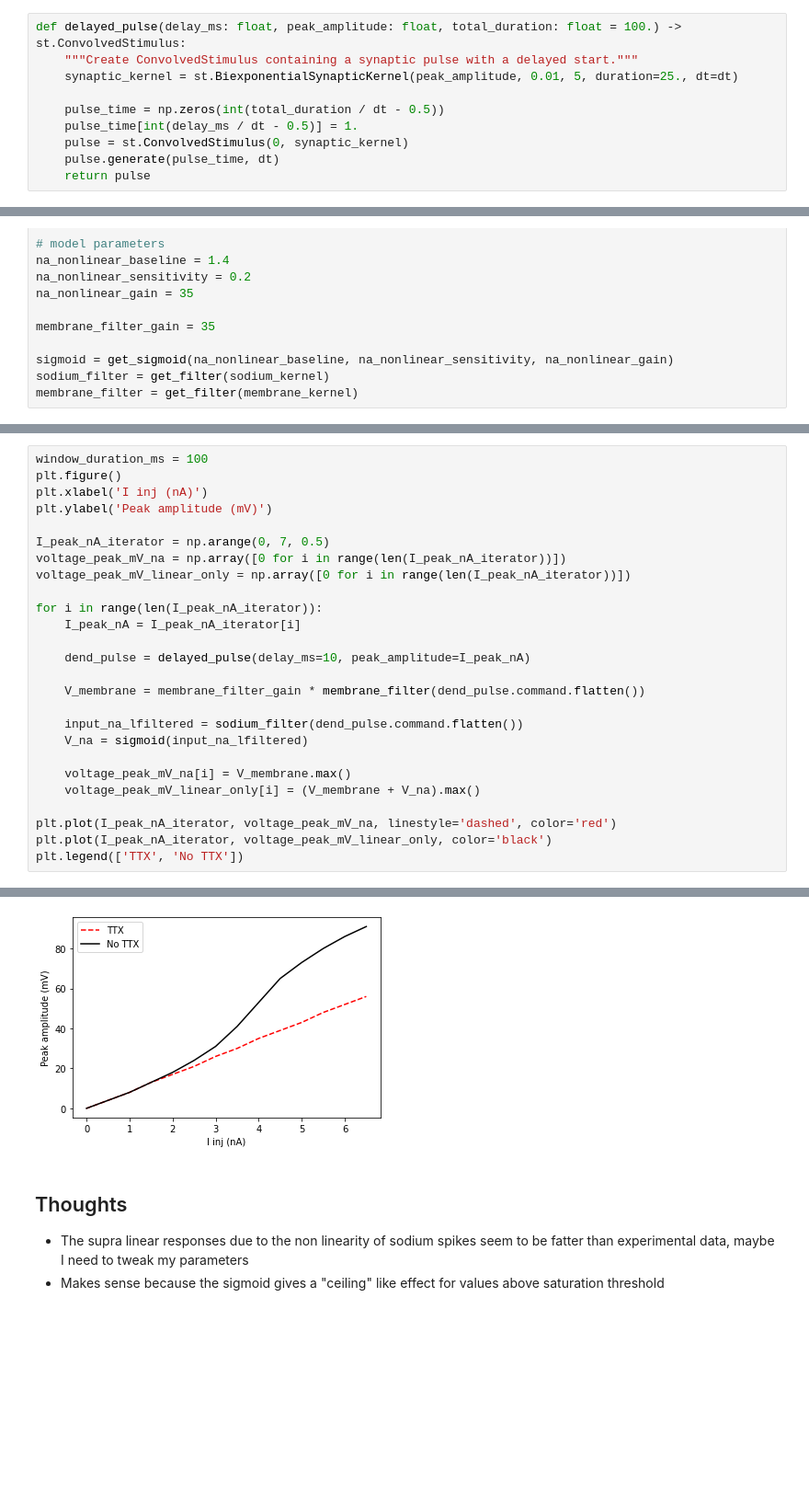
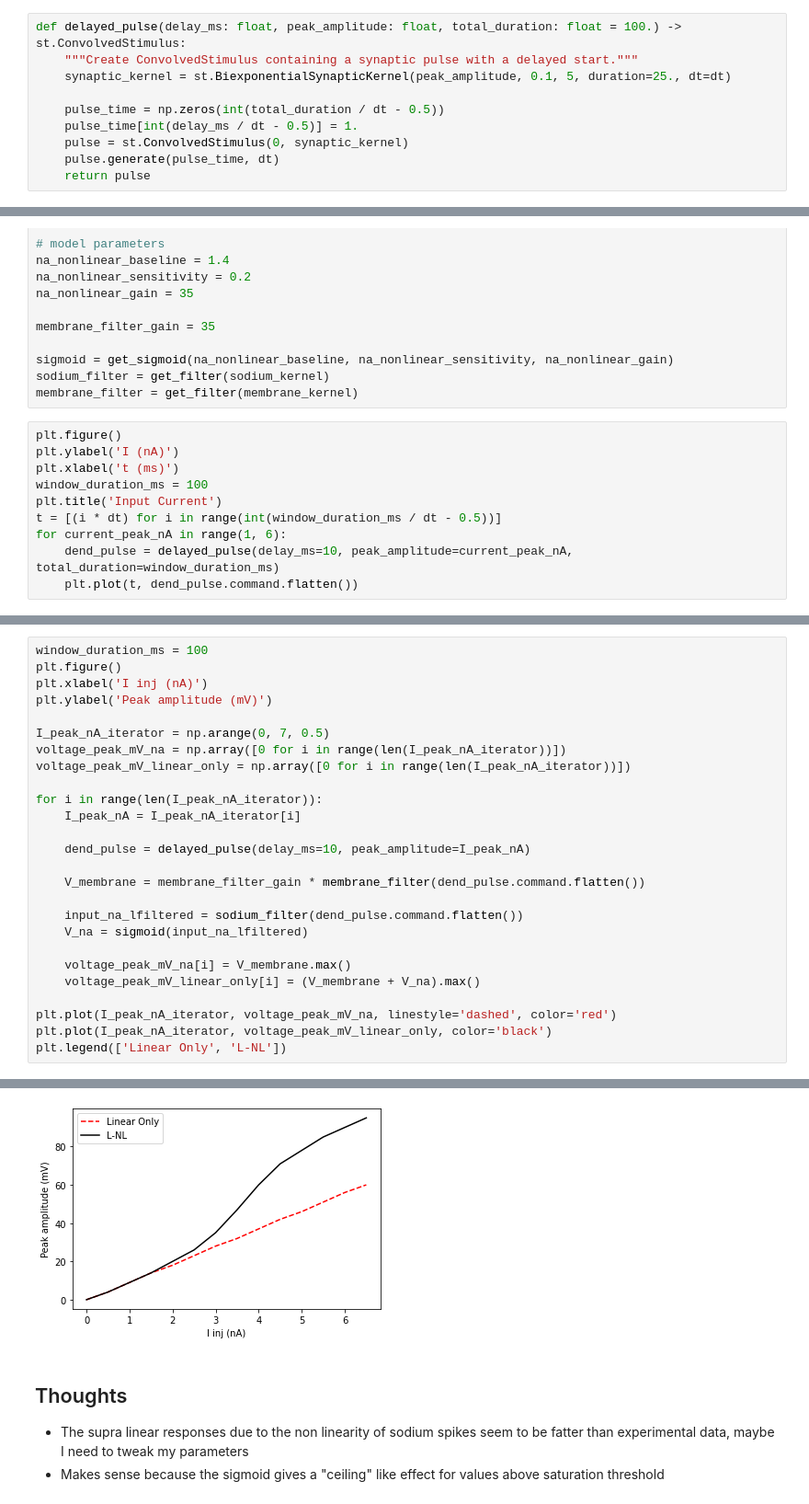
Before and after one commit to nauralcodinglab/linear-nonlinear-dendrites, a Jupyter notebook: peter-scrap-notebooks/linear-nonlinear.ipynb, the cells around one changed output, grey strips where cells are left out. Shown: that part at 92% size. Saved outputs shown, nothing was run; the diff lists cells and outputs as text; blank space fills up the shorter version.

Commit message:
update plots

```diff
--- a/peter-scrap-notebooks/linear-nonlinear.ipynb
+++ b/peter-scrap-notebooks/linear-nonlinear.ipynb
@@ -42,7 +42,7 @@ def get_linear_nonlinear_model(
 # %%
 def delayed_pulse(delay_ms: float, peak_amplitude: float, total_duration: float = 100.) -> st.ConvolvedStimulus:
     """Create ConvolvedStimulus containing a synaptic pulse with a delayed start."""
-    synaptic_kernel = st.BiexponentialSynapticKernel(peak_amplitude, 0.01, 5, duration=25., dt=dt)
+    synaptic_kernel = st.BiexponentialSynapticKernel(peak_amplitude, 0.1, 5, duration=25., dt=dt)
 
     pulse_time = np.zeros(int(total_duration / dt - 0.5))
     pulse_time[int(delay_ms / dt - 0.5)] = 1.
@@ -63,3 +63,13 @@ membrane_filter_gain = 35
 sigmoid = get_sigmoid(na_nonlinear_baseline, na_nonlinear_sensitivity, na_nonlinear_gain)
 sodium_filter = get_filter(sodium_kernel)
 membrane_filter = get_filter(membrane_kernel)
+# %%
+plt.figure()
+plt.ylabel('I (nA)')
+plt.xlabel('t (ms)')
+window_duration_ms = 100
+plt.title('Input Current')
+t = [(i * dt) for i in range(int(window_duration_ms / dt - 0.5))]
+for current_peak_nA in range(1, 6):
+    dend_pulse = delayed_pulse(delay_ms=10, peak_amplitude=current_peak_nA, total_duration=window_duration_ms)
+    plt.plot(t, dend_pulse.command.flatten())
@@ -88,32 +97,32 @@ plt.legend(['TTX', 'No TTX'])
 # %%
 window_duration_ms = 100
 plt.figure()
 plt.xlabel('I inj (nA)')
 plt.ylabel('Peak amplitude (mV)')
 
 I_peak_nA_iterator = np.arange(0, 7, 0.5)
 voltage_peak_mV_na = np.array([0 for i in range(len(I_peak_nA_iterator))])
 voltage_peak_mV_linear_only = np.array([0 for i in range(len(I_peak_nA_iterator))])
 
 for i in range(len(I_peak_nA_iterator)):
     I_peak_nA = I_peak_nA_iterator[i]
 
     dend_pulse = delayed_pulse(delay_ms=10, peak_amplitude=I_peak_nA)
 
     V_membrane = membrane_filter_gain * membrane_filter(dend_pulse.command.flatten())
 
     input_na_lfiltered = sodium_filter(dend_pulse.command.flatten())
     V_na = sigmoid(input_na_lfiltered)
 
     voltage_peak_mV_na[i] = V_membrane.max()
     voltage_peak_mV_linear_only[i] = (V_membrane + V_na).max()
 
 plt.plot(I_peak_nA_iterator, voltage_peak_mV_na, linestyle='dashed', color='red')
 plt.plot(I_peak_nA_iterator, voltage_peak_mV_linear_only, color='black')
-plt.legend(['TTX', 'No TTX'])
+plt.legend(['Linear Only', 'L-NL'])
 # %% [output]
 <matplotlib.legend.Legend at 0x...>
-[figure, old version]
+[figure, new version]
 # %% [markdown]
 ## Thoughts
 - The supra linear responses due to the non linearity of sodium spikes seem to be fatter than experimental data, maybe I need to tweak my parameters
```
Also changed, not shown: parts of 2 cells of this notebook.
